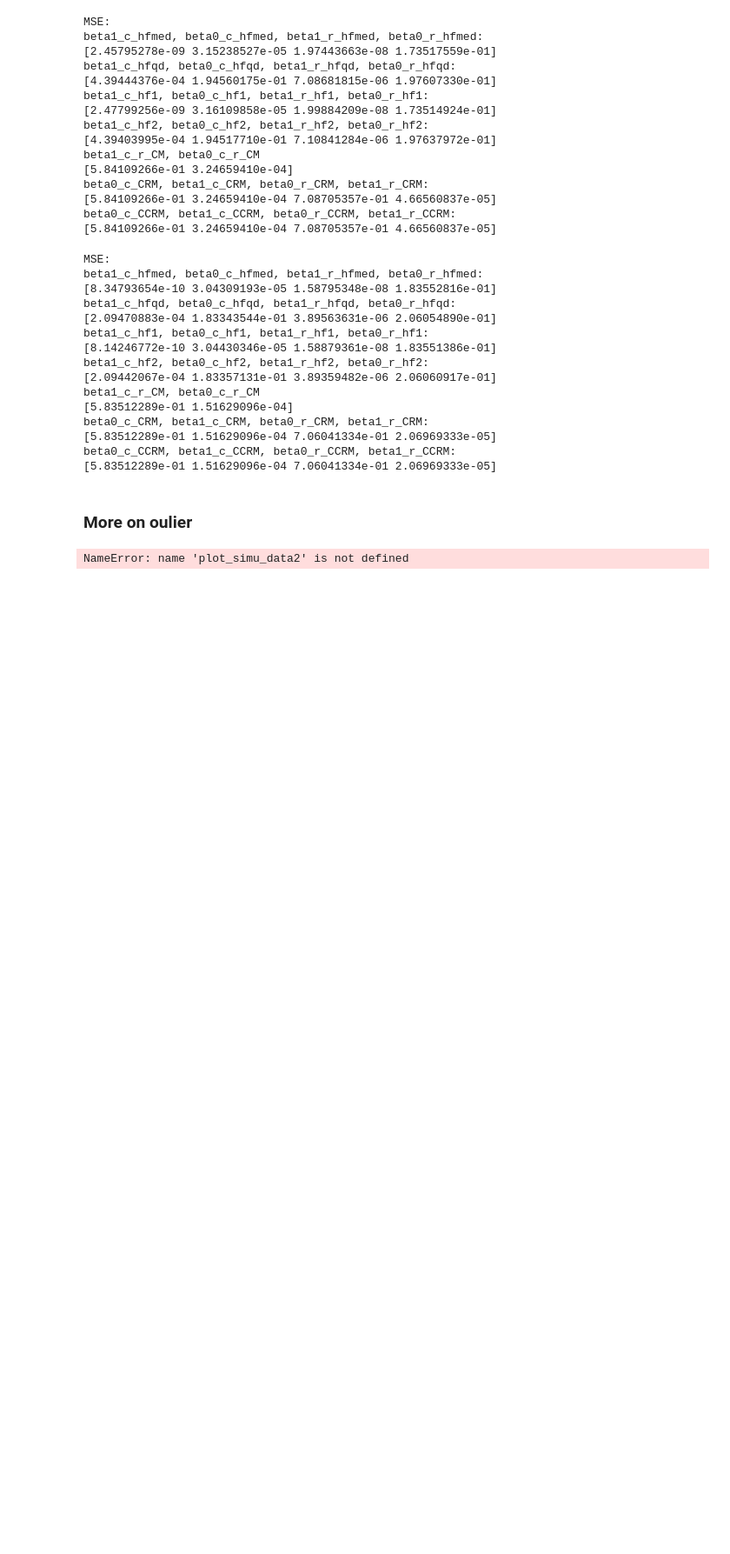
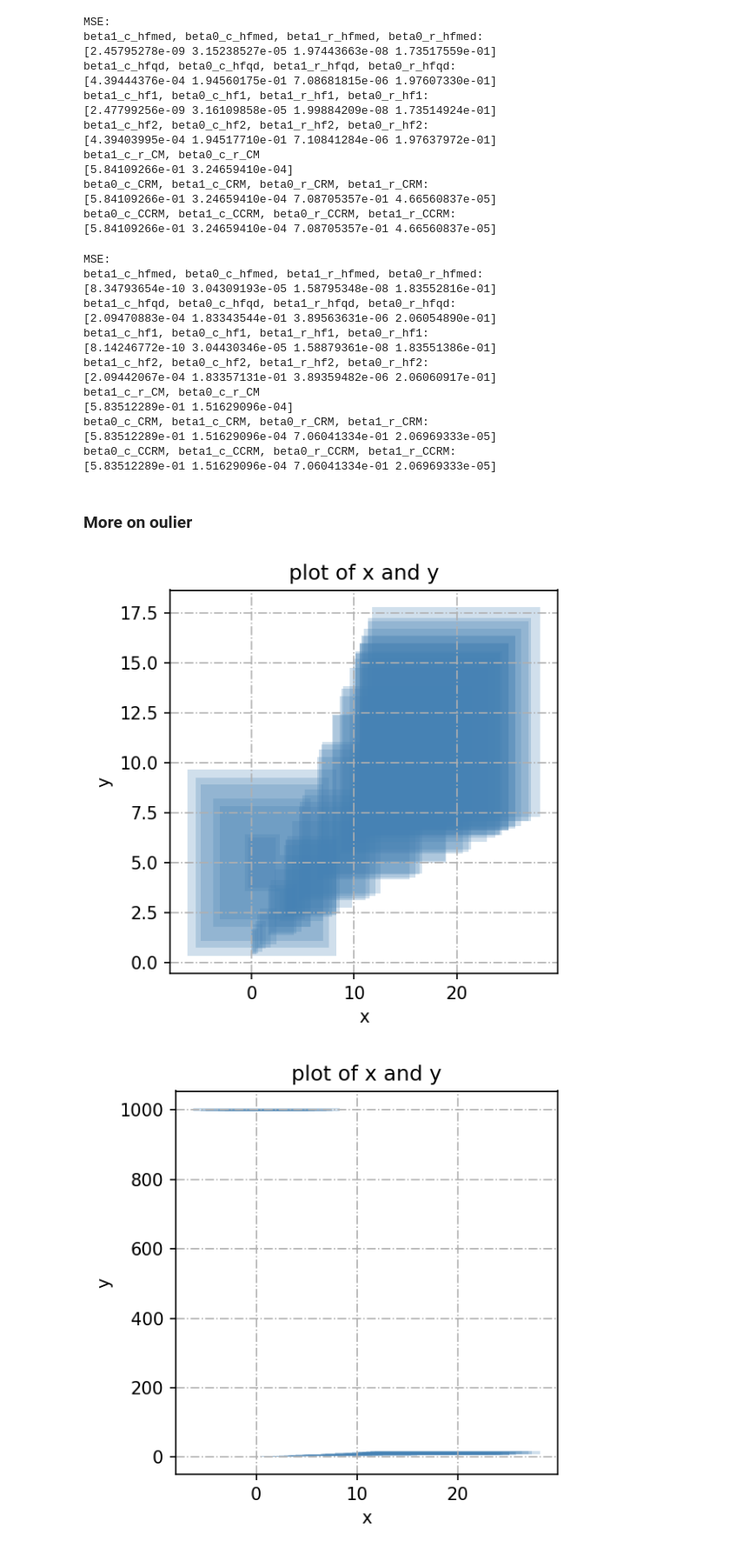
Before and after one commit to kxlkxl1999/ZKRP, a Jupyter notebook: regression_part2.ipynb, the cells around one changed output. Shown at 87% size. Drawn from its saved outputs; the diff is of its cells as text; code cells hidden in the pictures; blank space fills up the shorter version.

```diff
--- a/regression_part2.ipynb
+++ b/regression_part2.ipynb
@@ -999,6 +1002,10 @@ def plot_simu_data2(a, b, c, d, e, f, g, h, i, j, alpha, datasets=1, out='Centra
     x, y, x_test, y_test = trans_to_datakxl(train, test)
     show3(x,y,varname=["x", "y"], samples=50)
-# %%
-plot_simu_data2(0, 20, 0, 1, 0, 0.01, 0.2, 0.5, 0.1, 0.2, alpha=0.1, datasets=1)
-# %% [output]
-NameError: name 'plot_simu_data2' is not defined
+# %%
+plot_simu_data2(0, 20, 0, 1, 0, 0.01, 0.2, 0.5, 0.1, 0.2, alpha=0.1, datasets=1)
+plot_simu_data2(0, 20, 0, 1, 0, 0.01, 0.2, 0.5, 0.1, 0.2, alpha=0.1, datasets=2)
+plot_simu_data2(0, 20, 0, 1, 0, 0.01, 0.2, 0.5, 0.1, 0.2, alpha=0.1, datasets=3)
+plot_simu_data2(0, 20, 0, 1, 0, 0.01, 0.2, 0.5, 0.1, 0.2, alpha=0.1, datasets=4)
+# %% [output]
+[figure, added]
+[figure, added]
```
Also changed, not shown: parts of 3 cells of this notebook, 1 other file.
